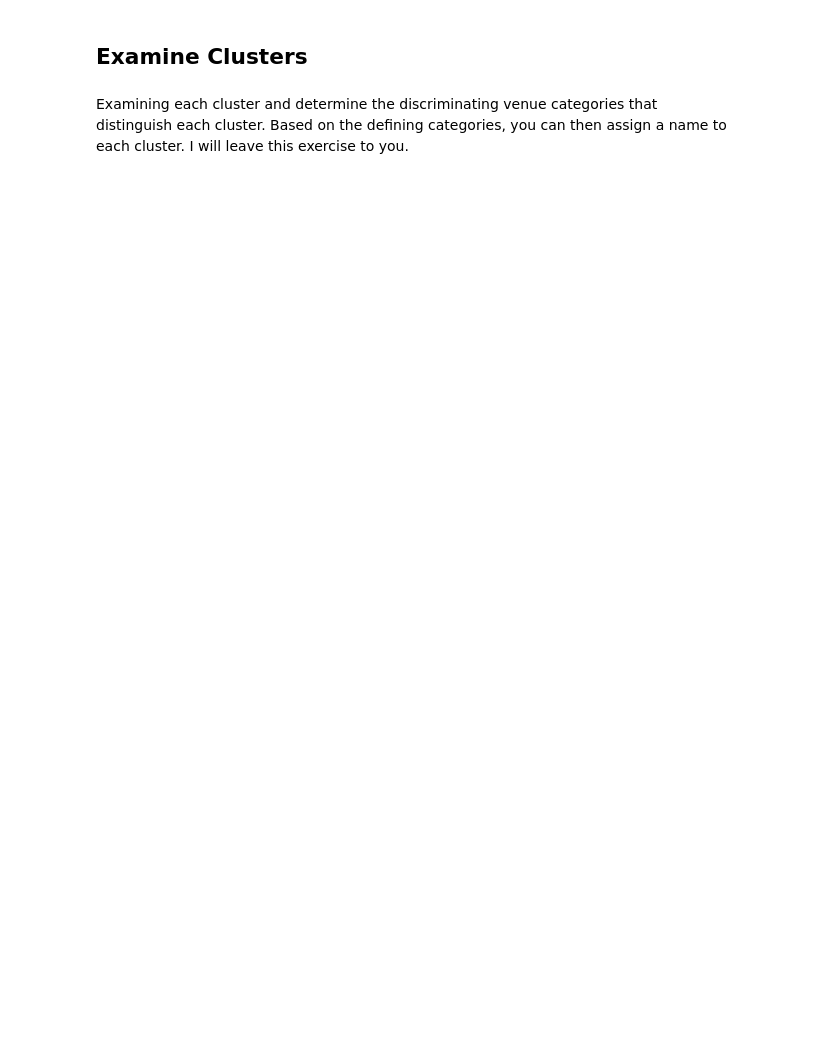
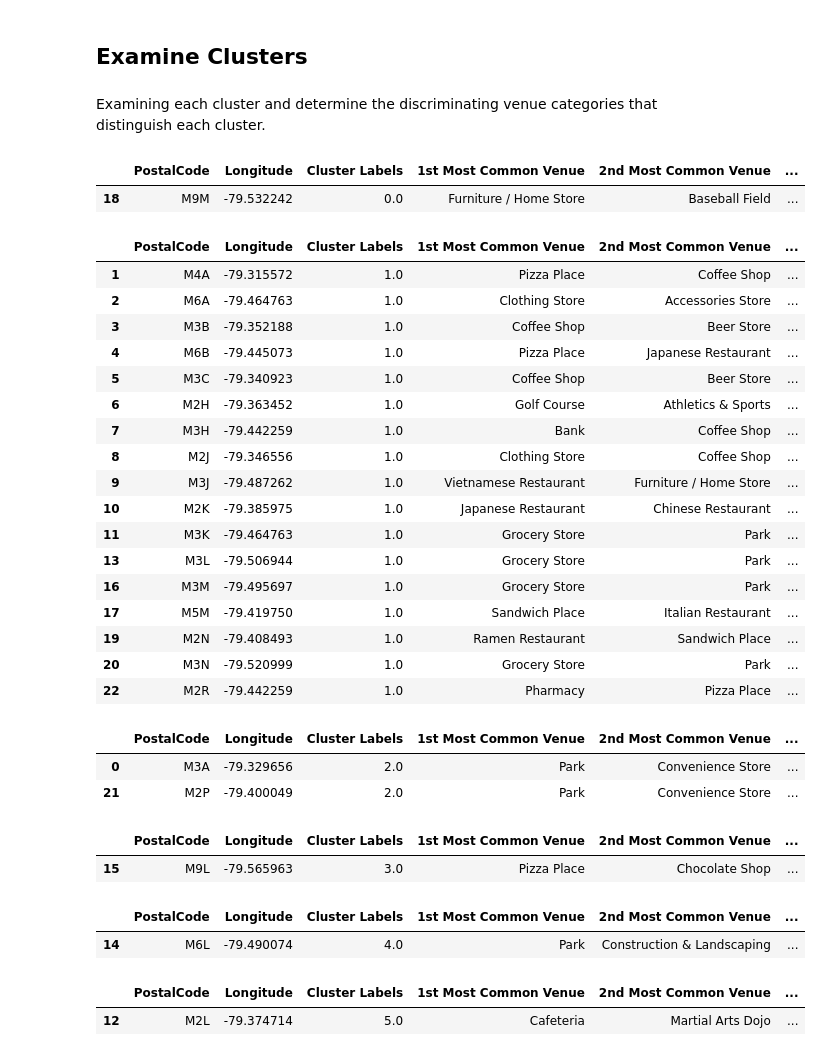
Before and after one commit to AbhiramMannam/Segmenting-and-Clustering-Neighborhoods-in-Toronto, a Jupyter notebook: Segmenting and Clustering Neighborhoods in Toronto.ipynb, the cells around one changed output. Cells and saved outputs as stored; diff of their text form; code cells hidden in the pictures; blank space fills up the shorter version.

```diff
--- a/Segmenting and Clustering Neighborhoods in Toronto.ipynb
+++ b/Segmenting and Clustering Neighborhoods in Toronto.ipynb
@@ -247,7 +250,7 @@ df1
 map_toronto = folium.Map(location=[Torlatitude, Torlongitude], zoom_start=11)
 
 # add markers to map
-for lat, lng, label in zip(df['Latitude'], df['Longitude'], df['Neighborhood']):
+for lat, lng, label in zip(df1['Latitude'], df1['Longitude'], df1['Neighborhood']):
     label = folium.Popup(label, parse_html=True)
     folium.CircleMarker(
         [lat, lng],
@@ -338,6 +347,6 @@ map_North_York
 # %%
-CLIENT_ID = 'W3C3TP3BFZV5M3MZUUM4JRVOUVNZL52ASXQEJ4YTJ1LVELRO' # your Foursquare ID
-CLIENT_SECRET = 'ILLOLHIGX5HISR1HPJRBLBS01EJE2NNDB243ZY4XLU2KEVAS' # your Foursquare Secret
+CLIENT_ID =  # your Foursquare ID
+CLIENT_SECRET = '' # your Foursquare Secret
 VERSION = '20180605' # Foursquare API version
 LIMIT=100
 radius=500
@@ -662,4 +679,51 @@ map_clusters
 # %% [markdown]
 ##  Examine Clusters
 # %% [markdown]
-Examining each cluster and determine the discriminating venue categories that distinguish each cluster. Based on the defining categories, you can then assign a name to each cluster. I will leave this exercise to you.
+Examining each cluster and determine the discriminating venue categories that distinguish each cluster.
+# %%
+North_York_merged.loc[North_York_merged['Cluster Labels'] == 0, North_York_merged.columns[[1] + list(range(5, North_York_merged.shape[1]))]]
+# %% [output]
+|  | PostalCode | Longitude | Cluster Labels | 1st Most Common Venue | 2nd Most Common Venue | ... |
+| 18 | M9M | -79.532242 | 0.0 | Furniture / Home Store | Baseball Field | ... |
+# %%
+North_York_merged.loc[North_York_merged['Cluster Labels'] == 1, North_York_merged.columns[[1] + list(range(5, North_York_merged.shape[1]))]]
+# %% [output]
+|  | PostalCode | Longitude | Cluster Labels | 1st Most Common Venue | 2nd Most Common Venue | ... |
+| 1 | M4A | -79.315572 | 1.0 | Pizza Place | Coffee Shop | ... |
+| 2 | M6A | -79.464763 | 1.0 | Clothing Store | Accessories Store | ... |
+| 3 | M3B | -79.352188 | 1.0 | Coffee Shop | Beer Store | ... |
+| 4 | M6B | -79.445073 | 1.0 | Pizza Place | Japanese Restaurant | ... |
+| 5 | M3C | -79.340923 | 1.0 | Coffee Shop | Beer Store | ... |
+| 6 | M2H | -79.363452 | 1.0 | Golf Course | Athletics & Sports | ... |
+| 7 | M3H | -79.442259 | 1.0 | Bank | Coffee Shop | ... |
+| 8 | M2J | -79.346556 | 1.0 | Clothing Store | Coffee Shop | ... |
+| 9 | M3J | -79.487262 | 1.0 | Vietnamese Restaurant | Furniture / Home Store | ... |
+| 10 | M2K | -79.385975 | 1.0 | Japanese Restaurant | Chinese Restaurant | ... |
+| 11 | M3K | -79.464763 | 1.0 | Grocery Store | Park | ... |
+| 13 | M3L | -79.506944 | 1.0 | Grocery Store | Park | ... |
+| 16 | M3M | -79.495697 | 1.0 | Grocery Store | Park | ... |
+| 17 | M5M | -79.419750 | 1.0 | Sandwich Place | Italian Restaurant | ... |
+| 19 | M2N | -79.408493 | 1.0 | Ramen Restaurant | Sandwich Place | ... |
+| 20 | M3N | -79.520999 | 1.0 | Grocery Store | Park | ... |
+| 22 | M2R | -79.442259 | 1.0 | Pharmacy | Pizza Place | ... |
+# %%
+North_York_merged.loc[North_York_merged['Cluster Labels'] == 2, North_York_merged.columns[[1] + list(range(5, North_York_merged.shape[1]))]]
+# %% [output]
+|  | PostalCode | Longitude | Cluster Labels | 1st Most Common Venue | 2nd Most Common Venue | ... |
+| 0 | M3A | -79.329656 | 2.0 | Park | Convenience Store | ... |
+| 21 | M2P | -79.400049 | 2.0 | Park | Convenience Store | ... |
+# %%
+North_York_merged.loc[North_York_merged['Cluster Labels'] == 3, North_York_merged.columns[[1] + list(range(5, North_York_merged.shape[1]))]]
+# %% [output]
+|  | PostalCode | Longitude | Cluster Labels | 1st Most Common Venue | 2nd Most Common Venue | ... |
+| 15 | M9L | -79.565963 | 3.0 | Pizza Place | Chocolate Shop | ... |
+# %%
+North_York_merged.loc[North_York_merged['Cluster Labels'] == 4, North_York_merged.columns[[1] + list(range(5, North_York_merged.shape[1]))]]
+# %% [output]
+|  | PostalCode | Longitude | Cluster Labels | 1st Most Common Venue | 2nd Most Common Venue | ... |
+| 14 | M6L | -79.490074 | 4.0 | Park | Construction & Landscaping | ... |
+# %%
+North_York_merged.loc[North_York_merged['Cluster Labels'] == 5, North_York_merged.columns[[1] + list(range(5, North_York_merged.shape[1]))]]
+# %% [output]
+|  | PostalCode | Longitude | Cluster Labels | 1st Most Common Venue | 2nd Most Common Venue | ... |
+| 12 | M2L | -79.374714 | 5.0 | Cafeteria | Martial Arts Dojo | ... |
```
Also changed, not shown: parts of 15 cells of this notebook.
